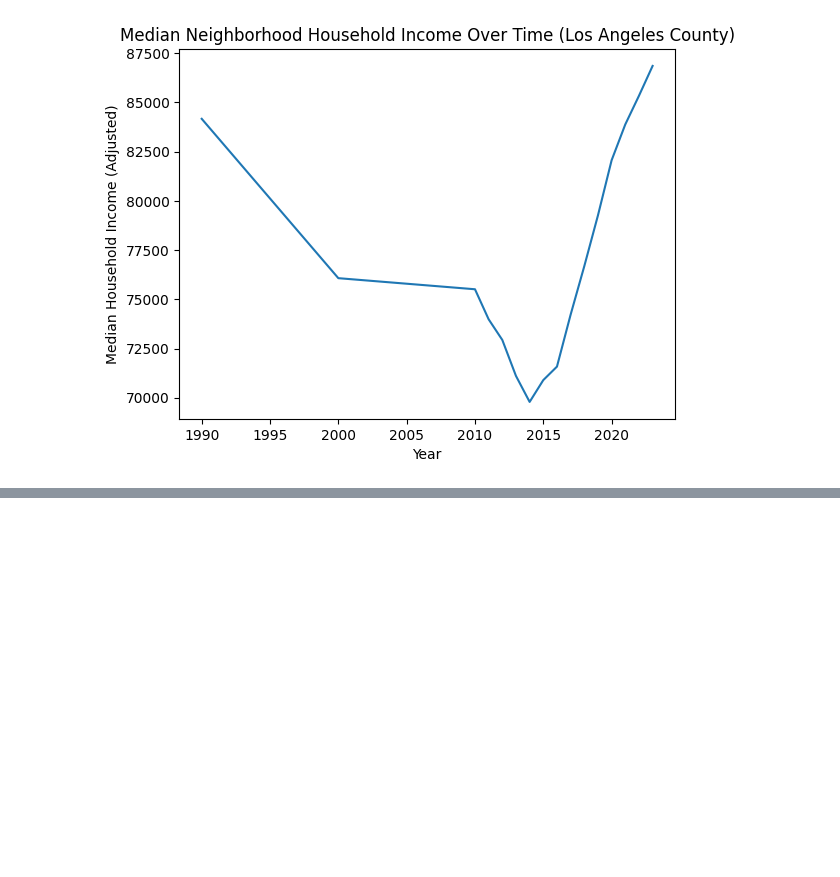
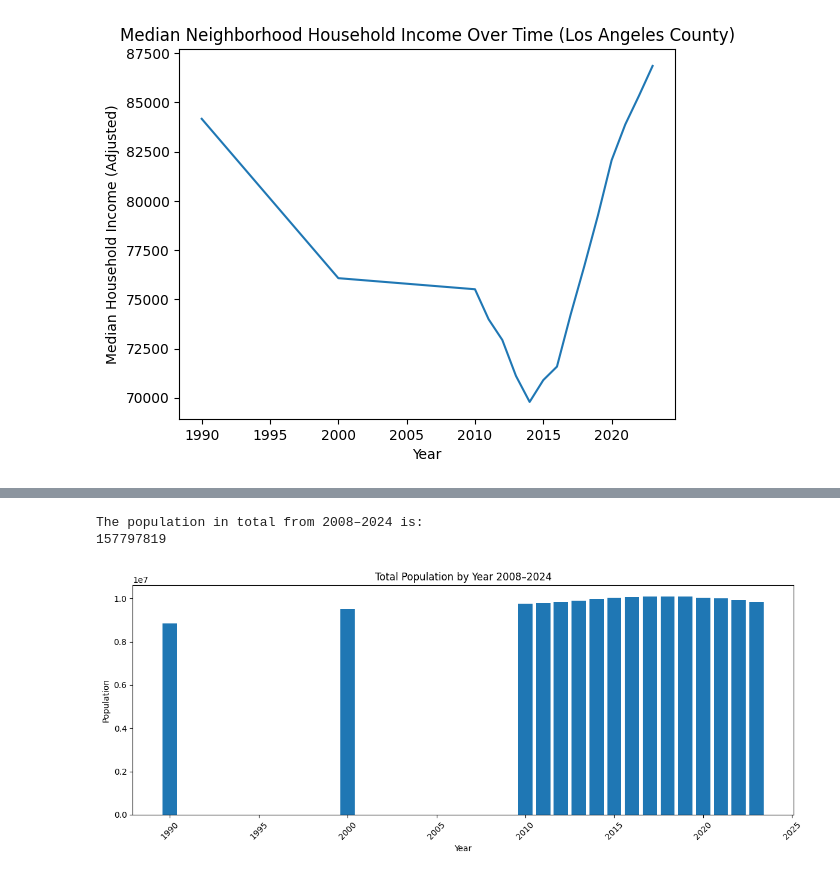
Before and after one commit to DwanjaiOprien/policy-data-exercises, a Jupyter notebook: Notes/meanIncome.ipynb, the cells around one changed output, grey strips where cells are left out. Saved outputs shown, nothing was run; the diff lists cells and outputs as text; code cells hidden in the pictures; blank space fills up the shorter version.

```diff
--- a/Notes/meanIncome.ipynb
+++ b/Notes/meanIncome.ipynb
@@ -88,0 +148,27 @@ plt.show()
+# %%
+# 1) Aggregate to annual totals (THIS is what your bar plot needs)
+annual_pop = (
+    totalPop
+      .groupby('year', as_index=False)['total_pop']
+      .sum()
+)
+
+# 2) Total across 2008–2024 (for your message)
+total_2008_2024 = annual_pop['total_pop'].sum()
+
+print("The population in total from 2008–2024 is:")
+print(total_2008_2024)
+
+# 3) Bar plot using the aggregated data
+plt.figure(figsize=(12, 5))
+plt.bar(x=annual_pop['year'], height=annual_pop['total_pop'])
+plt.title("Total Population by Year 2008–2024")
+plt.xlabel("Year")
+plt.ylabel("Population")
+plt.xticks(rotation=45)
+plt.tight_layout()
+plt.show()
+# %% [output]
+The population in total from 2008–2024 is:
+157797819
+[figure, added]
```
Also changed, not shown: parts of 6 cells of this notebook, 3 other files.
